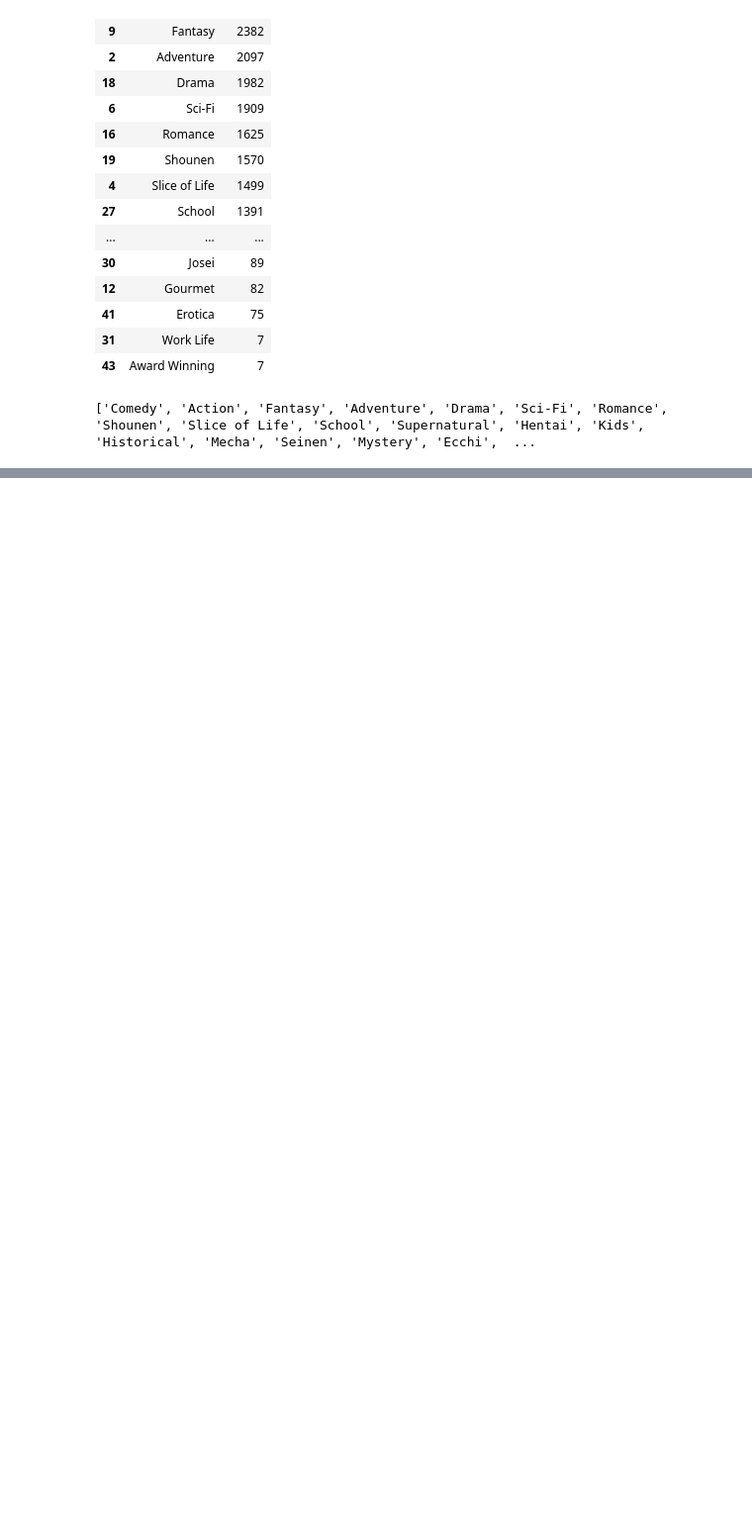
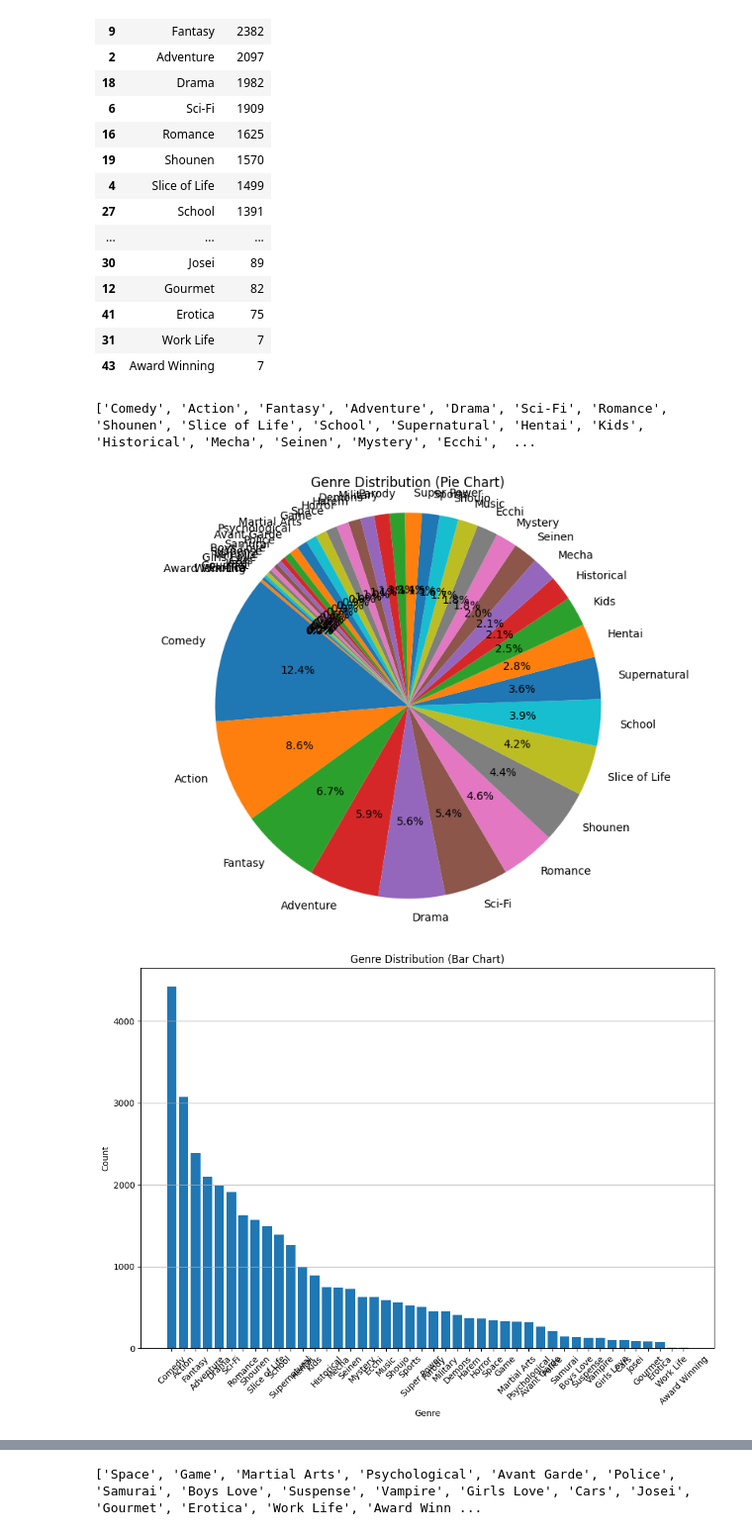
Before and after one commit to amirulzarfan2001/NLP_CW_Code, a Jupyter notebook: Anime_dataset.ipynb, the cells around one changed output, grey strips where cells are left out. Shown at 99% size. Drawn from its saved outputs; the diff is of its cells as text; code cells hidden in the pictures; blank space fills up the shorter version.

```diff
--- a/Anime_dataset.ipynb
+++ b/Anime_dataset.ipynb
@@ -186,3 +185,24 @@ print(genre_list)  # prints first 5 elements
 | 31 | Work Life | 7 |
 | 43 | Award Winning | 7 |
 ['Comedy', 'Action', 'Fantasy', 'Adventure', 'Drama', 'Sci-Fi', 'Romance', 'Shounen', 'Slice of Life', 'School', 'Supernatural', 'Hentai', 'Kids', 'Historical', 'Mecha', 'Seinen', 'Mystery', 'Ecchi',  ...
+# %%
+# Pie chart
+plt.figure(figsize=(10, 7))
+plt.pie(genre_counts_df['Count'], labels=genre_counts_df['Genre'], autopct='%1.1f%%', startangle=140)
+plt.title('Genre Distribution (Pie Chart)')
+plt.axis('equal')
+plt.show()
+
+# Bar chart
+plt.figure(figsize=(12, 8))
+plt.bar(genre_counts_df['Genre'], genre_counts_df['Count'])
+plt.xlabel('Genre')
+plt.ylabel('Count')
+plt.title('Genre Distribution (Bar Chart)')
+plt.xticks(rotation=45)
+plt.grid(axis='y')
+plt.show()
+display(genre_counts_df)
+# %% [output]
+[figure, added]
+[figure, added]
@@ -188,0 +245,5 @@ print(genre_list)  # prints first 5 elements
+# %%
+others_list = below_1['Genre'].tolist()
+print(others_list)  # prints first 5 elements
+# %% [output]
+['Space', 'Game', 'Martial Arts', 'Psychological', 'Avant Garde', 'Police', 'Samurai', 'Boys Love', 'Suspense', 'Vampire', 'Girls Love', 'Cars', 'Josei', 'Gourmet', 'Erotica', 'Work Life', 'Award Winn ...
```
Also changed, not shown: parts of 15 cells of this notebook, 9 other files.
